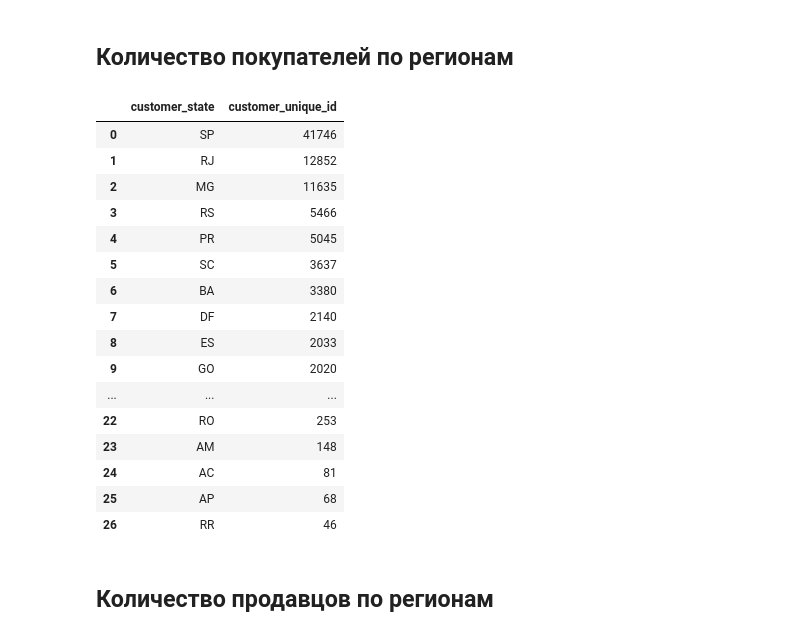
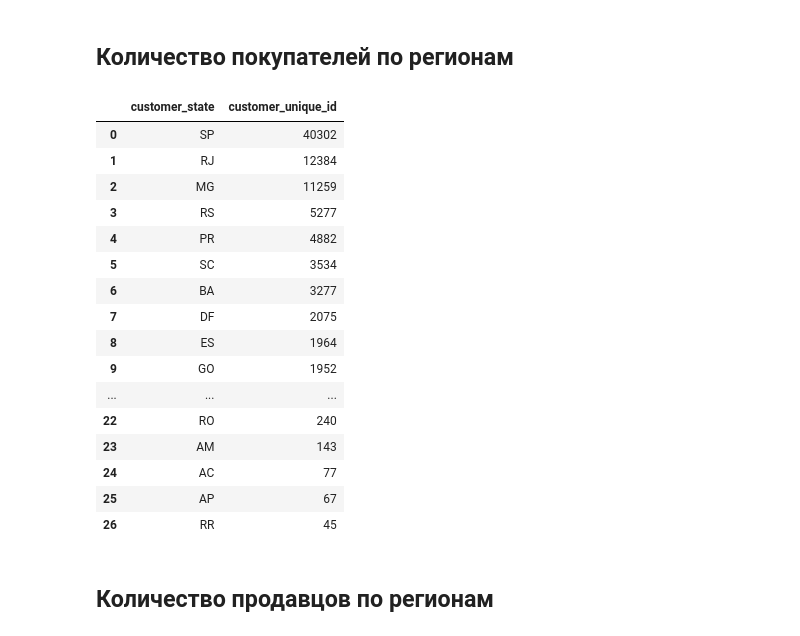
Before and after one commit to trineevkirill/brazillian_ecom, a Jupyter notebook: brazillian ecomm.ipynb, the cells around one changed output. Saved outputs shown, nothing was run; the diff lists cells and outputs as text; code cells hidden in the pictures.

```diff
--- a/brazillian ecomm.ipynb
+++ b/brazillian ecomm.ipynb
@@ -477,27 +604,27 @@ orders[orders.duplicated()]
 # %%
 purchases_geo = customers.copy()
 
-purchases_geo = purchases_geo.groupby(["customer_state"])["customer_unique_id"].count()
+purchases_geo = purchases_geo.groupby(["customer_state"])["customer_unique_id"].nunique()
 purchases_geo = purchases_geo.sort_values(ascending=False).reset_index()
 purchases_geo
 # %% [output]
 |  | customer_state | customer_unique_id |
-| 0 | SP | 41746 |
-| 1 | RJ | 12852 |
-| 2 | MG | 11635 |
-| 3 | RS | 5466 |
-| 4 | PR | 5045 |
-| 5 | SC | 3637 |
-| 6 | BA | 3380 |
-| 7 | DF | 2140 |
-| 8 | ES | 2033 |
-| 9 | GO | 2020 |
+| 0 | SP | 40302 |
+| 1 | RJ | 12384 |
+| 2 | MG | 11259 |
+| 3 | RS | 5277 |
+| 4 | PR | 4882 |
+| 5 | SC | 3534 |
+| 6 | BA | 3277 |
+| 7 | DF | 2075 |
+| 8 | ES | 1964 |
+| 9 | GO | 1952 |
 | ... | ... | ... |
-| 22 | RO | 253 |
-| 23 | AM | 148 |
-| 24 | AC | 81 |
-| 25 | AP | 68 |
-| 26 | RR | 46 |
+| 22 | RO | 240 |
+| 23 | AM | 143 |
+| 24 | AC | 77 |
+| 25 | AP | 67 |
+| 26 | RR | 45 |
 # %% [markdown]
 ## **Количество продавцов по регионам**
 # %%
```
Also changed, not shown: parts of 19 cells of this notebook, 1 other file.
